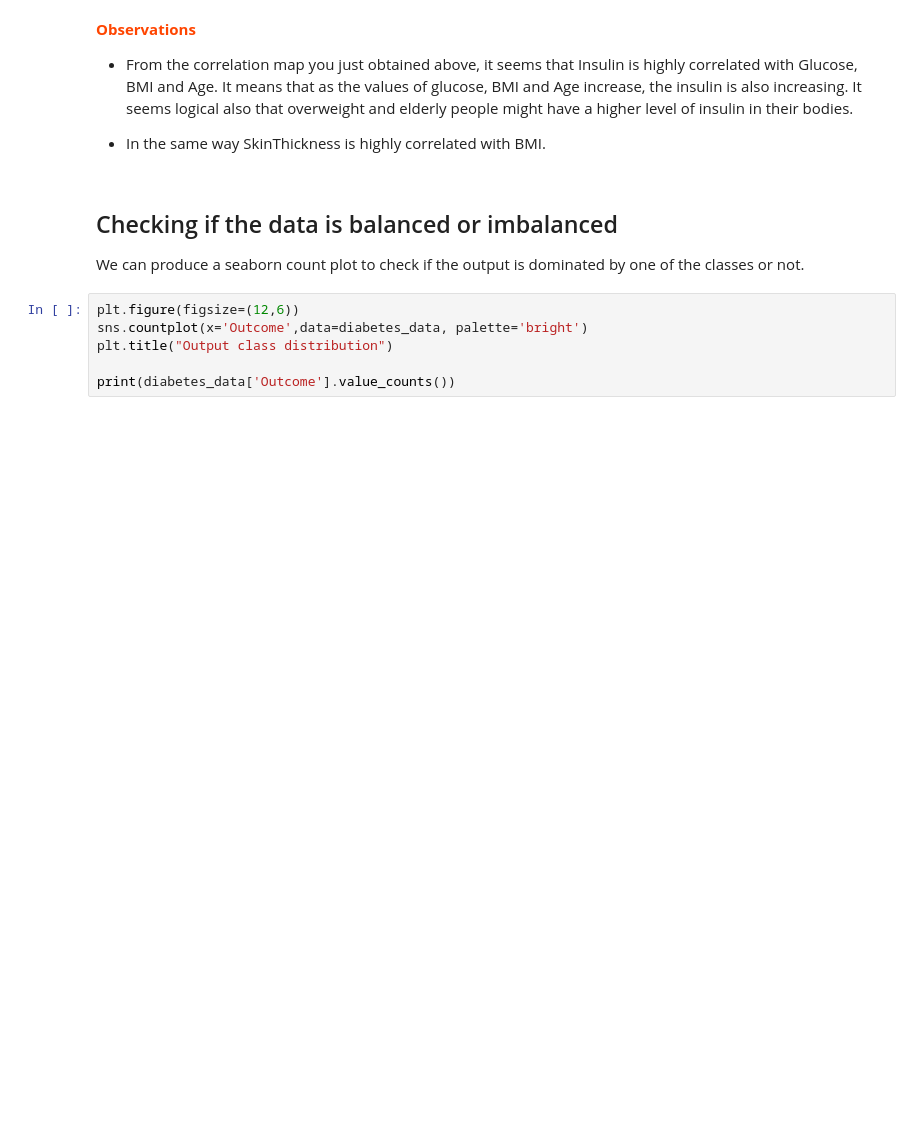
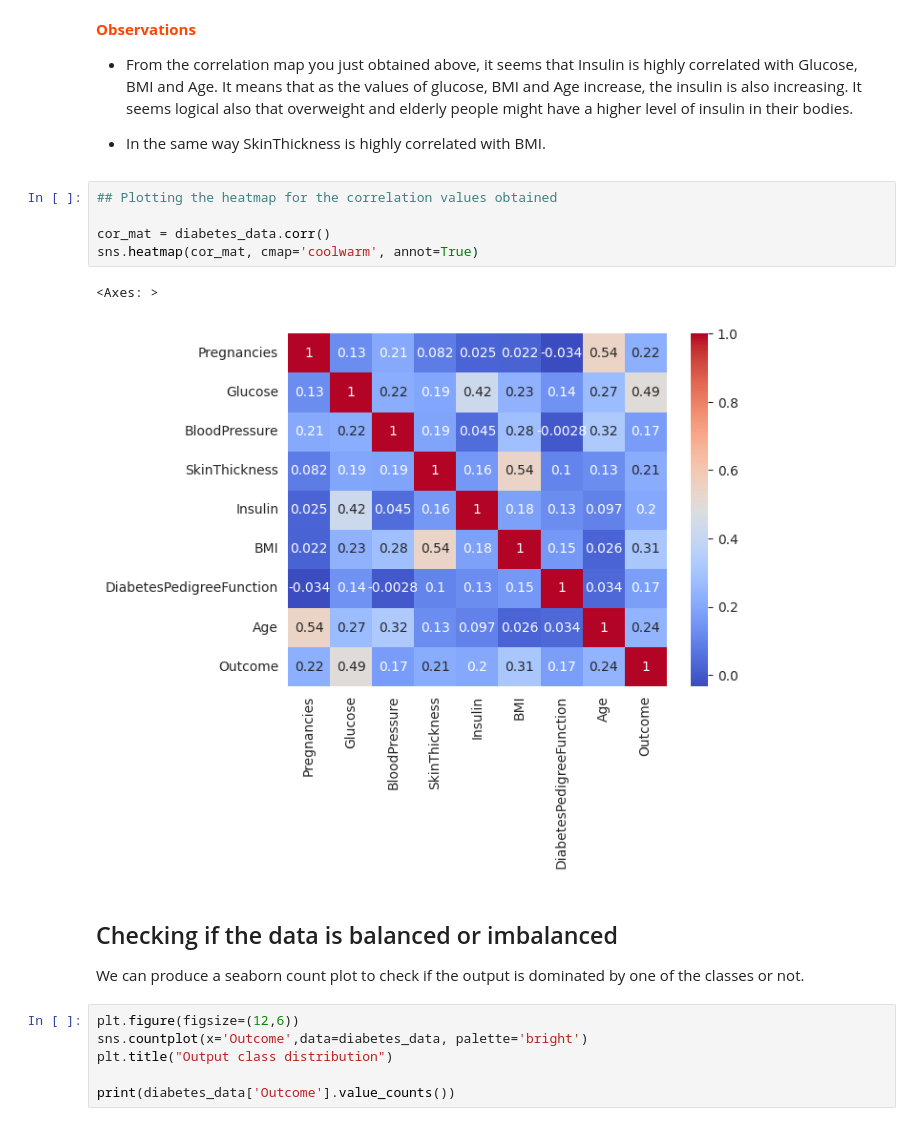
Before and after one commit to tarunkay7/AIML-IIITH, a Jupyter notebook: AIML_Project_Module_3.ipynb, the cells around one changed output. Cells and saved outputs as stored; diff of their text form; blank space fills up the shorter version.

```diff
--- a/AIML_Project_Module_3.ipynb
+++ b/AIML_Project_Module_3.ipynb
@@ -130,6 +137,14 @@ diabetes_data.corr()
 * From the correlation map you just obtained above, it seems that Insulin is highly correlated with Glucose, BMI and Age. It means that as the values of glucose, BMI and Age increase, the insulin is also increasing. It seems logical also that overweight and elderly people might have a higher level of insulin in their bodies.
 
 * In the same way SkinThickness is highly correlated with BMI.
+# %%
+## Plotting the heatmap for the correlation values obtained
+
+cor_mat = diabetes_data.corr()
+sns.heatmap(cor_mat, cmap='coolwarm', annot=True)
+# %% [output]
+<Axes: >
+[figure, added]
 # %% [markdown]
 ## Checking  if the data is balanced or imbalanced
 
```
Also changed, not shown: parts of 13 cells of this notebook.
